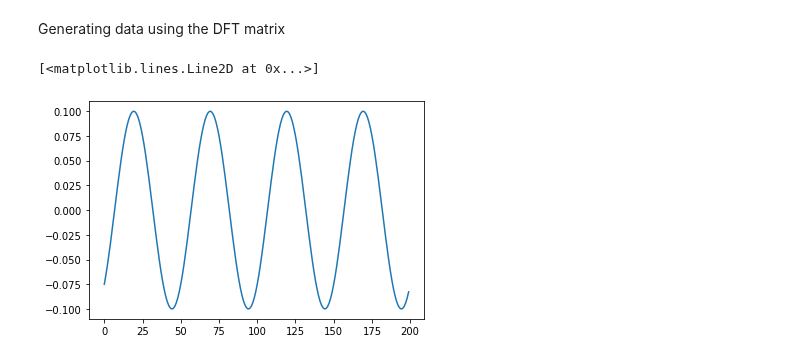
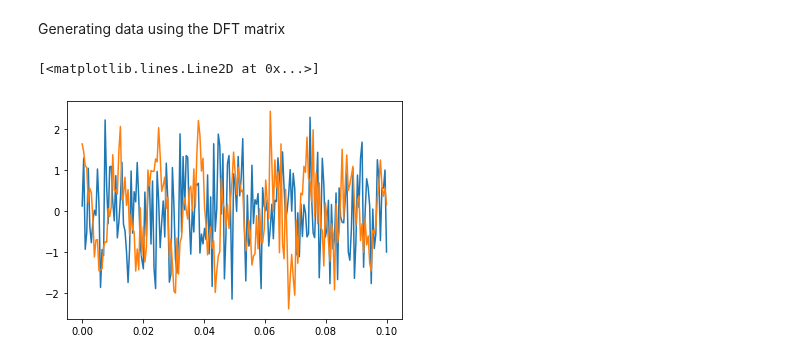
Before and after one commit to BruntonUWBio/structured-random-features, a Jupyter notebook: kernel_theory.ipynb, the cells around one changed output. Saved outputs shown, nothing was run; the diff lists cells and outputs as text; code cells hidden in the pictures.

```diff
--- a/kernel_theory.ipynb
+++ b/kernel_theory.ipynb
@@ -85,7 +85,7 @@ import scipy.linalg
 import matplotlib.pyplot as plt
 # %%
 fs = 200
-sig_dur = 1
+sig_dur = 0.1
 
 N = int(fs * sig_dur)
 t = np.linspace(0, sig_dur, N)
@@ -98,17 +98,18 @@ sig = A @ c
 def pure_sine_dft(nPoints, fs, f_signal, sig_dur, a, seed=None):
 
     N = int(fs * sig_dur)
-    noise_amp = 1 - a ** 2
+    noise_amp = np.sqrt(1 - a ** 2)
 
     # dft matrix
-    A = scipy.linalg.dft(N, scale='sqrtn')
+    A = scipy.linalg.dft(N, scale=None)
 
     # positive examples
+    idx = f_signal
     n_pos = int(nPoints/2)
     c = np.zeros((N, n_pos), dtype=complex)
     phi = np.random.uniform(-np.pi, np.pi, (n_pos,)) # randomly sample the phase
     c[idx] = np.e ** (1j * phi)
-    X_pos = np.sqrt(2) * a * (A @ c).T.real + n_sigma * np.random.normal(size=(n_pos, N))
+    X_pos = np.sqrt(2) * a * (A @ c).T.real + noise_amp * np.random.normal(size=(n_pos, N))
 
     # negative examples
     X_neg = np.random.normal(size=(n_pos, N))
@@ -119,10 +120,12 @@ def pure_sine_dft(nPoints, fs, f_signal, sig_dur, a, seed=None):
 
     return X, y
 # %%
-X, y = pure_sine_dft(5000, fs=2000, f_signal=20, sig_dur=0.1, a=1, seed=20)
+X, y = pure_sine_dft(5000, fs=2000, f_signal=8, sig_dur=0.1, a=0.8, seed=20)
+
+t = np.linspace(0, 0.1, X.shape[1])
+fig = plt.figure()
+plt.plot(t, X[-1])
+plt.plot(t, X[0])
+# %% [output]
+[<matplotlib.lines.Line2D at 0x...>]
+[figure, added]
-# %%
-fig = plt.figure()
-plt.plot(X[0])
-# %% [output]
-[<matplotlib.lines.Line2D at 0x...>]
-[figure, removed]
```
Also changed, not shown: parts of 7 cells of this notebook, 3 other files.
